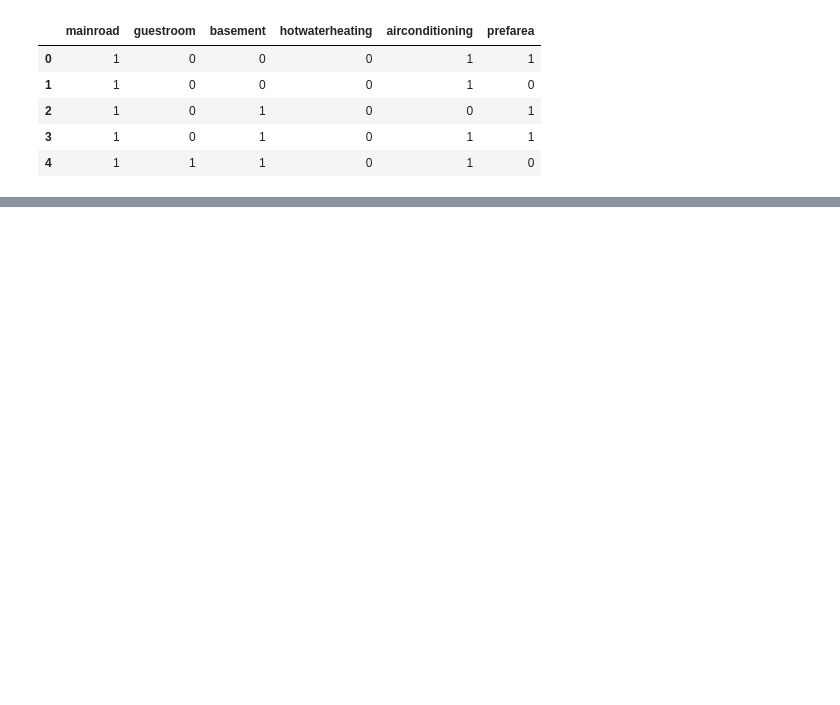
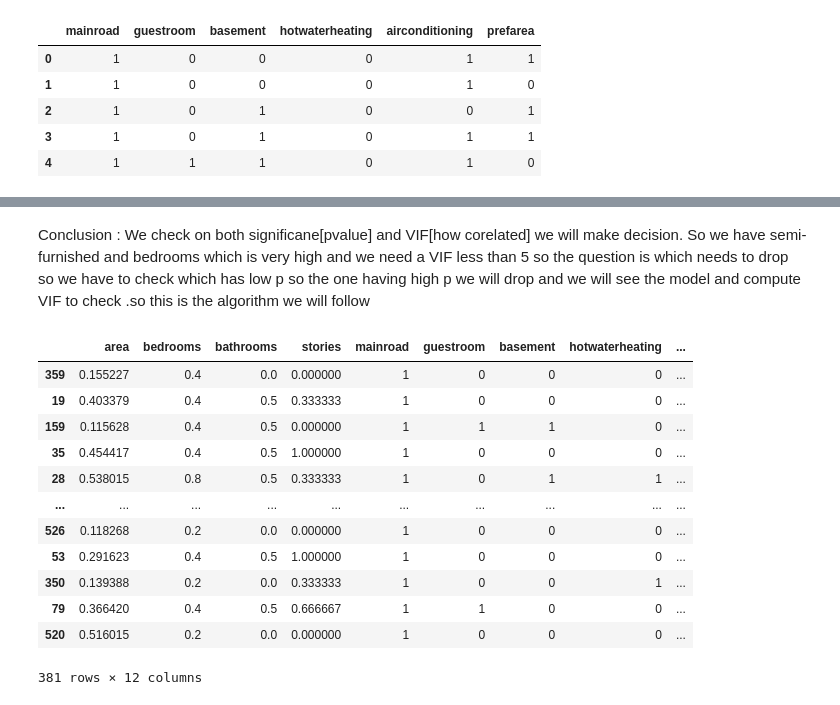
Before and after one commit to PiyaP-lab/MachineLearning, a Jupyter notebook: Multiple_Linear_Regression_Model_ML.ipynb, the cells around one changed output, grey strips where cells are left out. Cells and saved outputs as stored; diff of their text form; code cells hidden in the pictures; blank space fills up the shorter version.

```diff
--- a/Multiple_Linear_Regression_Model_ML.ipynb
+++ b/Multiple_Linear_Regression_Model_ML.ipynb
@@ -129,0 +524,23 @@ housing[varlist].head()
+# %% [markdown]
+Conclusion : We check on both significane[pvalue] and VIF[how corelated] we will make decision.
+   So we have semi-furnished and bedrooms which is very high and we need a VIF less than 5 so the question is which
+   needs to drop so we have to check which has low p so the one having high p we will drop and we will see the model and compute VIF to check .so this is the algorithm we will follow
+# %%
+#High VIF high p value - drop
+
+X = X_train.drop('semi-furnished', axis=1)
+X
+# %% [output]
+|  | area | bedrooms | bathrooms | stories | mainroad | guestroom | basement | hotwaterheating | ... |
+| 359 | 0.155227 | 0.4 | 0.0 | 0.000000 | 1 | 0 | 0 | 0 | ... |
+| 19 | 0.403379 | 0.4 | 0.5 | 0.333333 | 1 | 0 | 0 | 0 | ... |
+| 159 | 0.115628 | 0.4 | 0.5 | 0.000000 | 1 | 1 | 1 | 0 | ... |
+| 35 | 0.454417 | 0.4 | 0.5 | 1.000000 | 1 | 0 | 0 | 0 | ... |
+| 28 | 0.538015 | 0.8 | 0.5 | 0.333333 | 1 | 0 | 1 | 1 | ... |
+| ... | ... | ... | ... | ... | ... | ... | ... | ... | ... |
+| 526 | 0.118268 | 0.2 | 0.0 | 0.000000 | 1 | 0 | 0 | 0 | ... |
+| 53 | 0.291623 | 0.4 | 0.5 | 1.000000 | 1 | 0 | 0 | 0 | ... |
+| 350 | 0.139388 | 0.2 | 0.0 | 0.333333 | 1 | 0 | 0 | 1 | ... |
+| 79 | 0.366420 | 0.4 | 0.5 | 0.666667 | 1 | 1 | 0 | 0 | ... |
+| 520 | 0.516015 | 0.2 | 0.0 | 0.000000 | 1 | 0 | 0 | 0 | ... |
+381 rows × 12 columns
```
Also changed, not shown: parts of 51 cells of this notebook, 3 other files.
